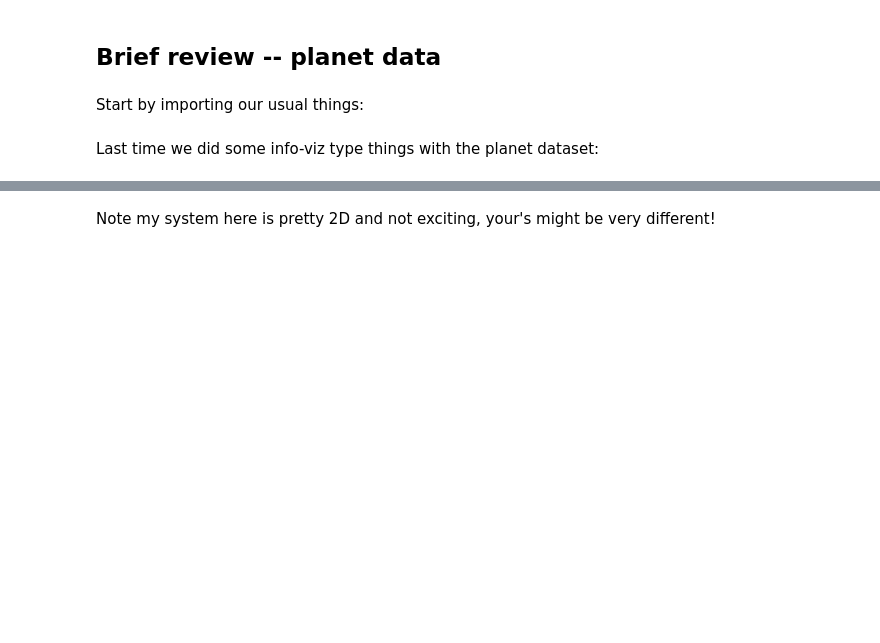
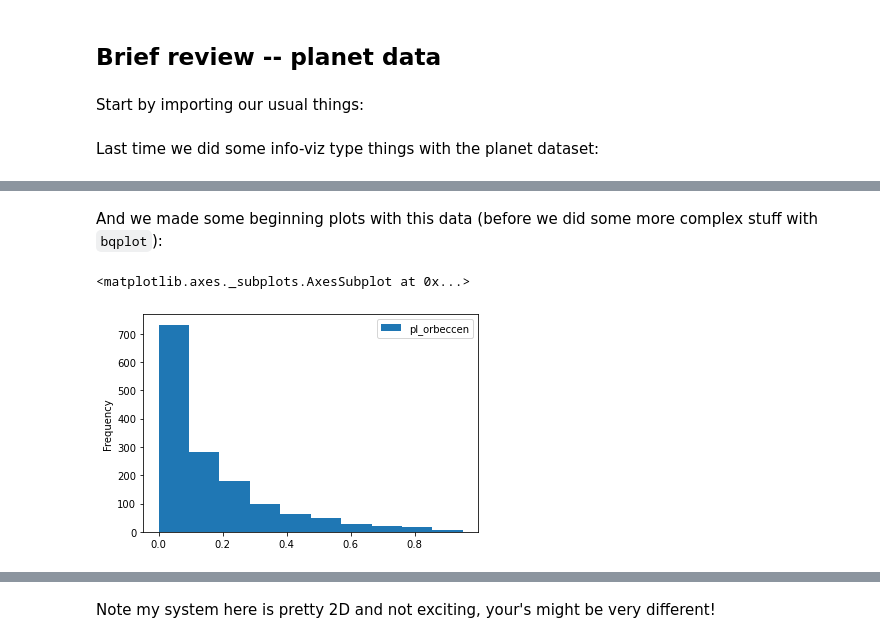
Before and after one commit to jnaiman/csci-p-14110_su2020, a Jupyter notebook: _site/lesson09/prep_notebook_lesson09.ipynb, the cells around one changed output, grey strips where cells are left out. Cells and saved outputs as stored; diff of their text form; code cells hidden in the pictures; blank space fills up the shorter version.

```diff
--- a/_site/lesson09/prep_notebook_lesson09.ipynb
+++ b/_site/lesson09/prep_notebook_lesson09.ipynb
@@ -26,3 +26,6 @@ import pandas as pd
 #%matplotlib inline
 # %% [markdown]
 Last time we did some info-viz type things with the planet dataset:
+# %%
+planets = pd.read_csv('https://jnaiman.github.io/csci-p-14110_su2020/lesson08/planets_2020.06.22_10.10.17.csv',
+                     sep=",", comment="#")
@@ -28,0 +42,7 @@ Last time we did some info-viz type things with the planet dataset:
+# %% [markdown]
+And we made some beginning plots with this data (before we did some more complex stuff with `bqplot`):
+# %%
+planets.plot(y='pl_orbeccen', kind='hist')
+# %% [output]
+<matplotlib.axes._subplots.AxesSubplot at 0x...>
+[figure, added]
```
Also changed, not shown: parts of 30 cells of this notebook, 6 other files.
